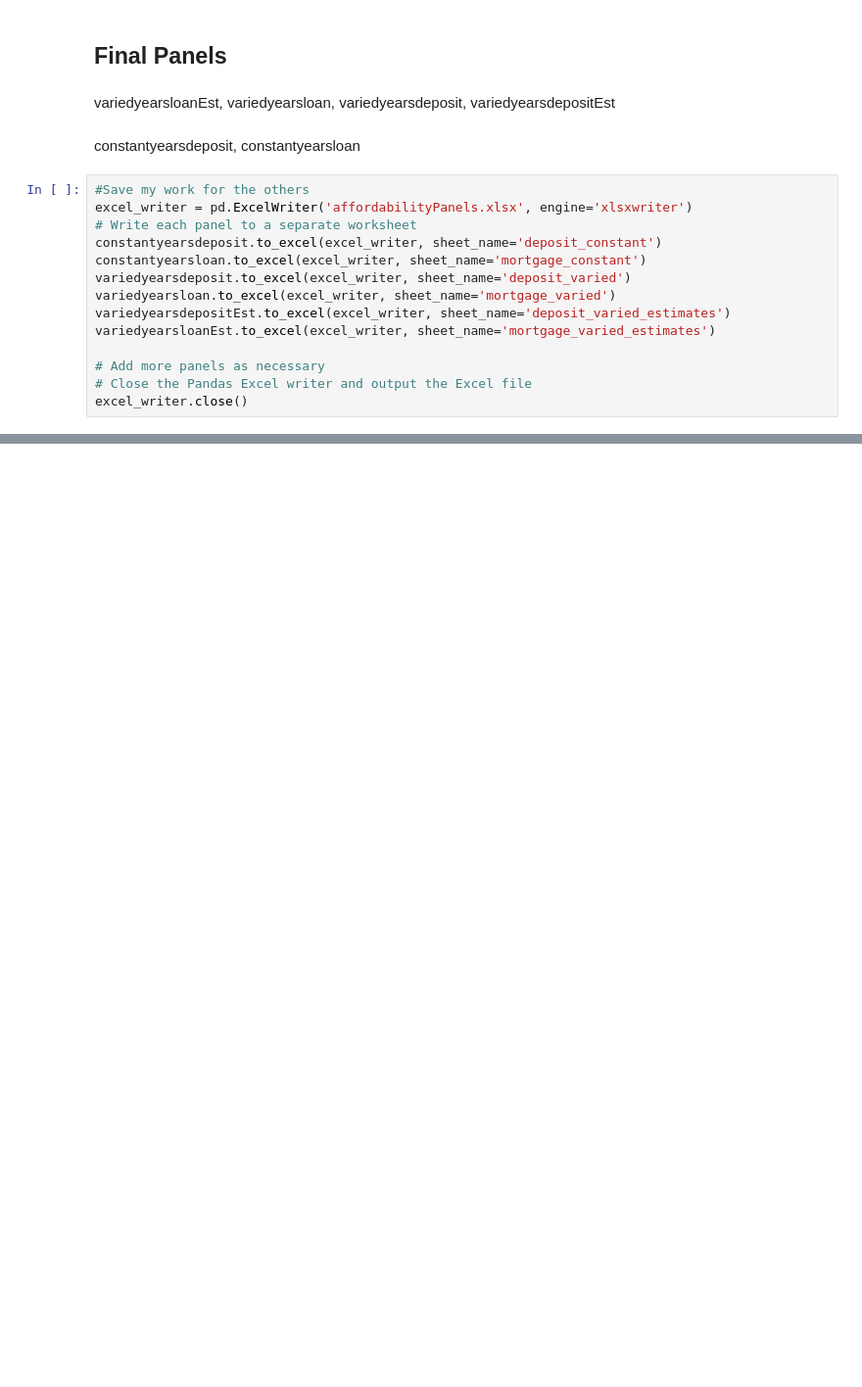
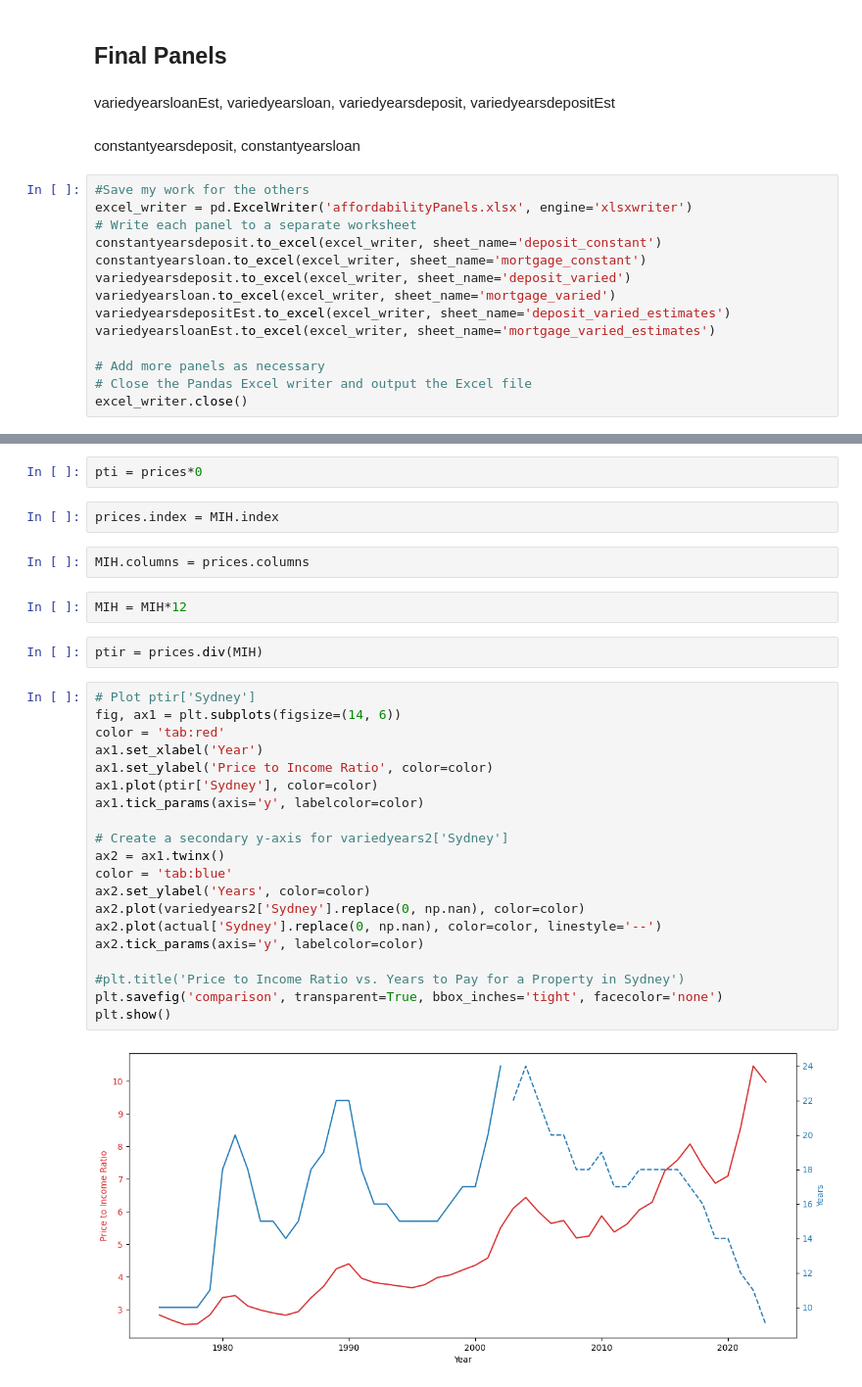
Before and after one commit to trentalleyne/FinEcoTests, a Jupyter notebook: Housing V3.ipynb, the cells around one changed output, grey strips where cells are left out. Shown at 98% size. Cells and saved outputs as stored; diff of their text form; blank space fills up the shorter version.

```diff
--- a/Housing V3.ipynb
+++ b/Housing V3.ipynb
@@ -1210,0 +1317,32 @@ excel_writer.close()
+# %%
+pti = prices*0
+# %%
+prices.index = MIH.index
+# %%
+MIH.columns = prices.columns
+# %%
+MIH = MIH*12
+# %%
+ptir = prices.div(MIH)
+# %%
+# Plot ptir['Sydney']
+fig, ax1 = plt.subplots(figsize=(14, 6))
+color = 'tab:red'
+ax1.set_xlabel('Year')
+ax1.set_ylabel('Price to Income Ratio', color=color)
+ax1.plot(ptir['Sydney'], color=color)
+ax1.tick_params(axis='y', labelcolor=color)
+
+# Create a secondary y-axis for variedyears2['Sydney']
+ax2 = ax1.twinx()
+color = 'tab:blue'
+ax2.set_ylabel('Years', color=color)
+ax2.plot(variedyears2['Sydney'].replace(0, np.nan), color=color)
+ax2.plot(actual['Sydney'].replace(0, np.nan), color=color, linestyle='--')
+ax2.tick_params(axis='y', labelcolor=color)
+
+#plt.title('Price to Income Ratio vs. Years to Pay for a Property in Sydney')
+plt.savefig('comparison', transparent=True, bbox_inches='tight', facecolor='none')
+plt.show()
+# %% [output]
+[figure, added]
```
Also changed, not shown: parts of 33 cells of this notebook, 11 other files.
